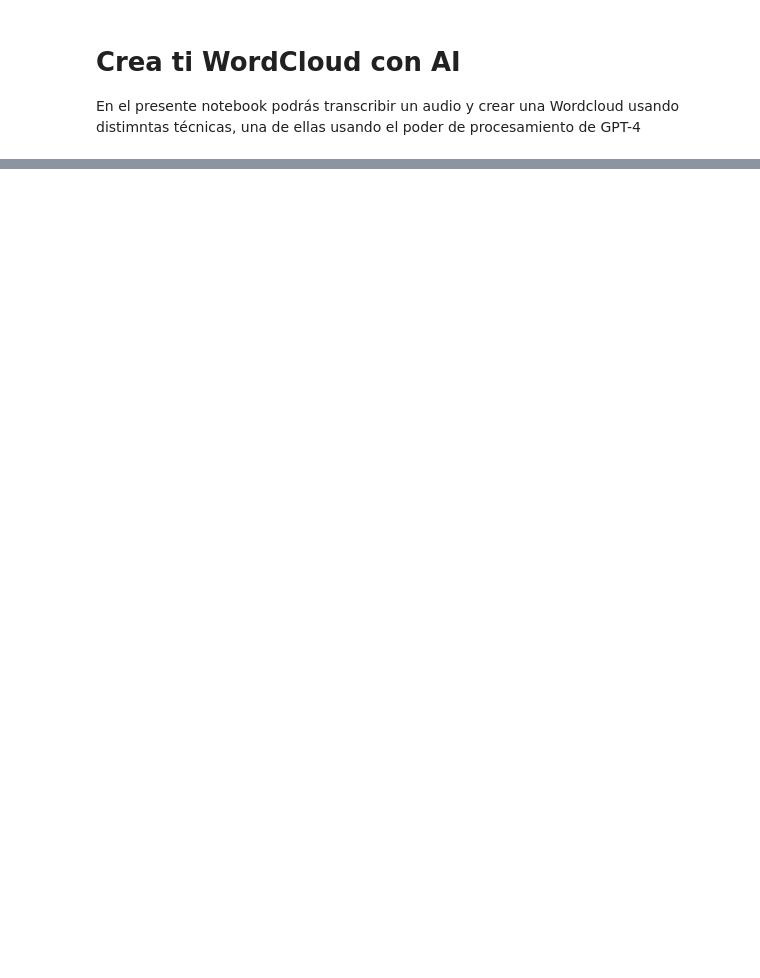
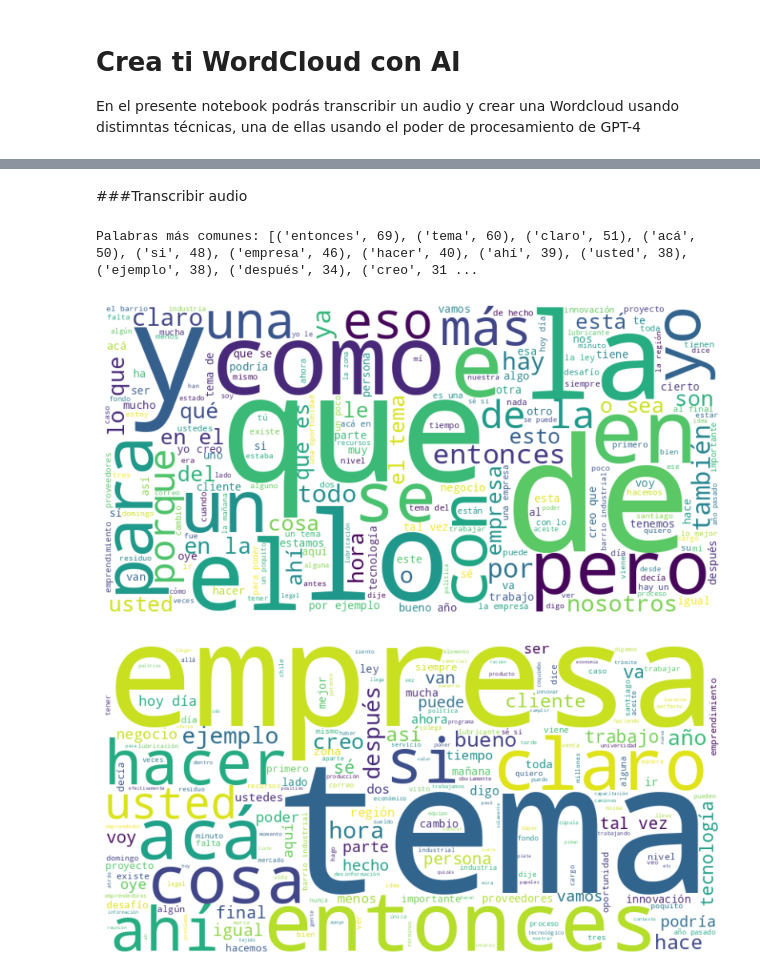
Before and after one commit to davidlealo/aiwordcloud, a Jupyter notebook: ipynb/wc.ipynb, the cells around one changed output, grey strips where cells are left out. Cells and saved outputs as stored; diff of their text form; code cells hidden in the pictures; blank space fills up the shorter version.

Commit message:
Se creó con Colab, una versión para trabajar con y sin stopword

```diff
--- a/ipynb/wc.ipynb
+++ b/ipynb/wc.ipynb
@@ -14,0 +101,2 @@ ImportError: cannot import name 'set_module' from 'numpy._utils' (unknown locati
+# %% [markdown]
+###Transcribir audio
@@ -14,0 +115,59 @@ ImportError: cannot import name 'set_module' from 'numpy._utils' (unknown locati
+# %%
+# Leer el contenido del archivo de transcripción
+transcription_file = "texto.txt"
+with open(transcription_file, "r") as file:
+    transcription = file.read()
+
+# Tokenización y eliminación de palabras vacías
+stop_words = set(stopwords.words("spanish"))
+lemmatizer = WordNetLemmatizer()
+
+tokens = word_tokenize(transcription.lower())
+cleaned_tokens = [lemmatizer.lemmatize(token) for token in tokens if token.isalnum() and token not in stop_words]
+
+# Contar la frecuencia de las palabras
+word_freq = Counter(cleaned_tokens)
+
+# Obtener las palabras más comunes
+most_common_words = word_freq.most_common(30)
+print("Palabras más comunes:", most_common_words)
+# %% [output]
+Palabras más comunes: [('entonces', 69), ('tema', 60), ('claro', 51), ('acá', 50), ('si', 48), ('empresa', 46), ('hacer', 40), ('ahí', 39), ('usted', 38), ('ejemplo', 38), ('después', 34), ('creo', 31 ...
+# %%
+# Crear una nube de palabras con todas las palabras (incluyendo stopwords)
+full_text = " ".join(tokens)  # Usar todos los tokens sin filtrar stopwords
+
+wordcloud_full = WordCloud(width=800, height=400, background_color="white").generate(full_text)
+
+# Mostrar la nube de palabras con todas las palabras
+plt.figure(figsize=(10, 5))
+plt.imshow(wordcloud_full, interpolation="bilinear")
+plt.axis("off")
+plt.show()# Leer el contenido del archivo de transcripción
+transcription_file = "texto.txt"
+with open(transcription_file, "r", encoding="utf-8") as file:
+    transcription = file.read()
+
+# Tokenización y eliminación de palabras vacías
+stop_words = set(stopwords.words("spanish"))
+
+# Tokenizar el texto
+tokens = word_tokenize(transcription.lower())
+
+# Filtrar tokens no alfanuméricos y palabras vacías
+cleaned_tokens = [token for token in tokens if token.isalnum() and token not in stop_words]
+
+# Unir los tokens en un solo texto
+cleaned_text = " ".join(cleaned_tokens)
+
+# Crear una nube de palabras
+wordcloud = WordCloud(width=800, height=400, background_color="white").generate(cleaned_text)
+
+# Mostrar la nube de palabras
+plt.figure(figsize=(10, 5))
+plt.imshow(wordcloud, interpolation="bilinear")
+plt.axis("off")
+plt.show()
+# %% [output]
+[figure, added]
+[figure, added]
```
Also changed, not shown: parts of 11 cells of this notebook.
